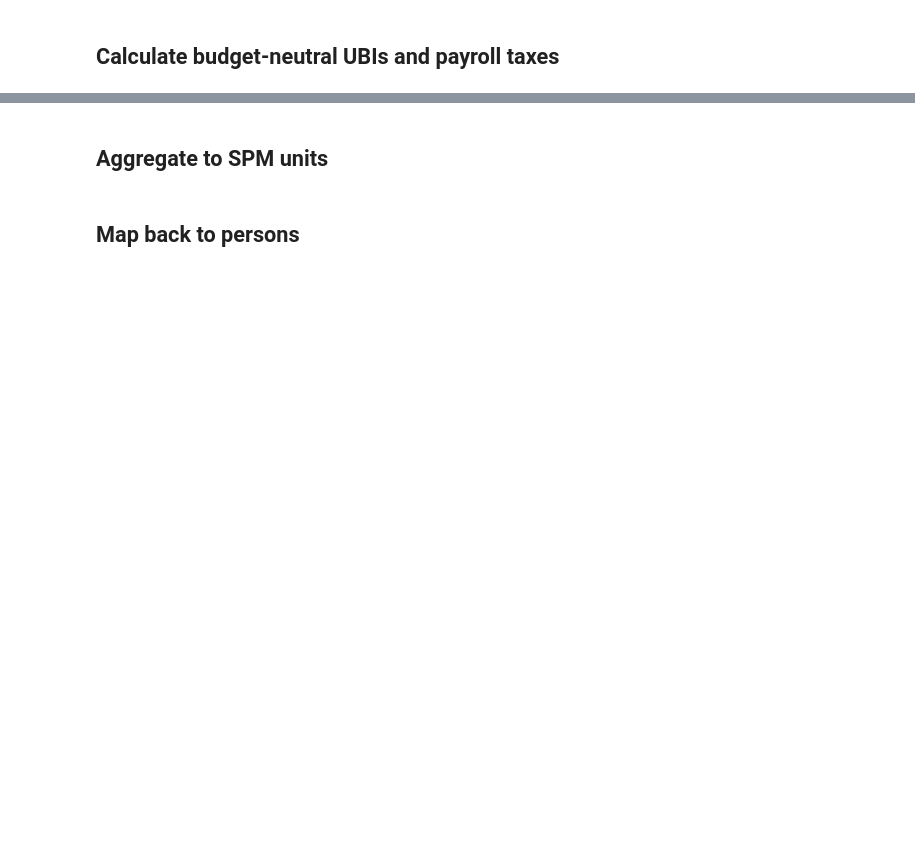
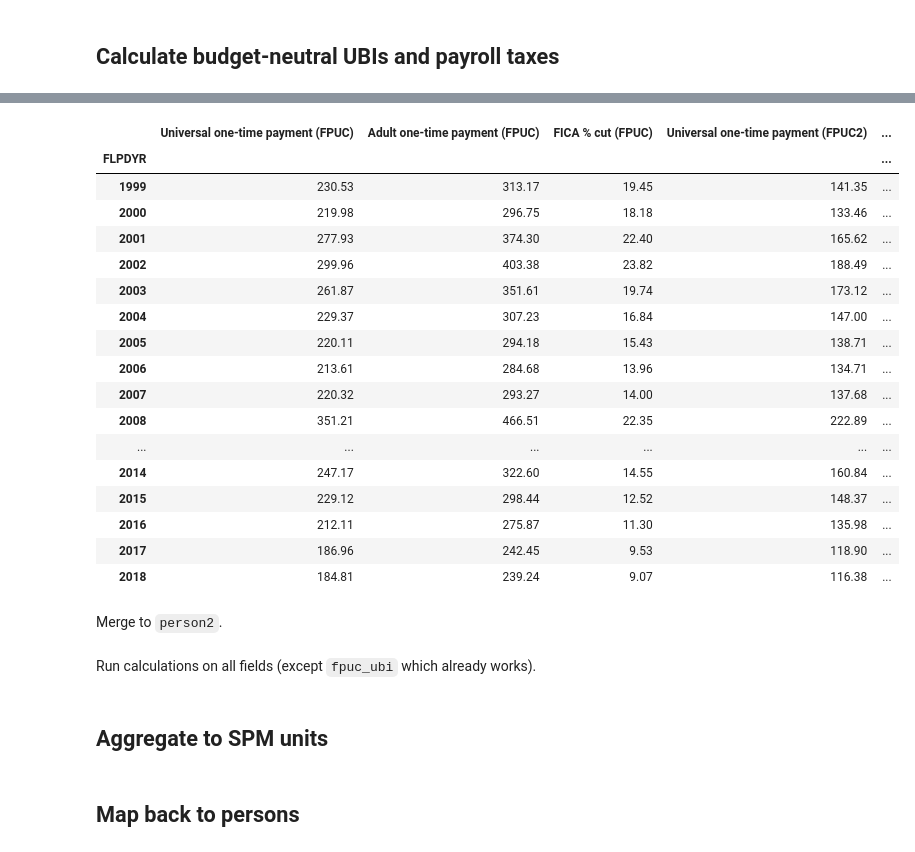
Before and after one commit to UBICenter/covid_ui, a Jupyter notebook: prepare_data.ipynb, the cells around one changed output, grey strips where cells are left out. Saved outputs shown, nothing was run; the diff lists cells and outputs as text; code cells hidden in the pictures; blank space fills up the shorter version.

```diff
--- a/prepare_data.ipynb
+++ b/prepare_data.ipynb
@@ -11,7 +11,6 @@ run 'convert_asec_taxcalc.py'
 run 'make_tax_units.py'
 # %%
 person = pd.read_csv('/home/mghenis/asec_2000_2019.csv.gz')
-person = person[person.YEAR == 2019]
 # %% [markdown]
 ## Preprocessing
 # %%
@@ -165,0 +199,26 @@ person2['fpuc2_fica_cut'] = (person2.fpuc_net +
+# %%
+# Print reform parameter summary.
+(year_summary.set_index('FLPDYR')[
+    FPUC_YEARLY_METRICS + FPUC2_YEARLY_METRICS].rename(
+    columns=DISPLAY_METRICS)).round(2)
+# %% [output]
+|  | Universal one-time payment (FPUC) | Adult one-time payment (FPUC) | FICA % cut (FPUC) | Universal one-time payment (FPUC2) | ... |
+| FLPDYR |  |  |  |  | ... |
+| 1999 | 230.53 | 313.17 | 19.45 | 141.35 | ... |
+| 2000 | 219.98 | 296.75 | 18.18 | 133.46 | ... |
+| 2001 | 277.93 | 374.30 | 22.40 | 165.62 | ... |
+| 2002 | 299.96 | 403.38 | 23.82 | 188.49 | ... |
+| 2003 | 261.87 | 351.61 | 19.74 | 173.12 | ... |
+| 2004 | 229.37 | 307.23 | 16.84 | 147.00 | ... |
+| 2005 | 220.11 | 294.18 | 15.43 | 138.71 | ... |
+| 2006 | 213.61 | 284.68 | 13.96 | 134.71 | ... |
+| 2007 | 220.32 | 293.27 | 14.00 | 137.68 | ... |
+| 2008 | 351.21 | 466.51 | 22.35 | 222.89 | ... |
+| ... | ... | ... | ... | ... | ... |
+| 2014 | 247.17 | 322.60 | 14.55 | 160.84 | ... |
+| 2015 | 229.12 | 298.44 | 12.52 | 148.37 | ... |
+| 2016 | 212.11 | 275.87 | 11.30 | 135.98 | ... |
+| 2017 | 186.96 | 242.45 | 9.53 | 118.90 | ... |
+| 2018 | 184.81 | 239.24 | 9.07 | 116.38 | ... |
+# %% [markdown]
+Merge to `person2`.
@@ -165,0 +230,2 @@ person2['fpuc2_fica_cut'] = (person2.fpuc_net +
+# %% [markdown]
+Run calculations on all fields (except `fpuc_ubi` which already works).
```
Also changed, not shown: parts of 23 cells of this notebook, 1 other file.
